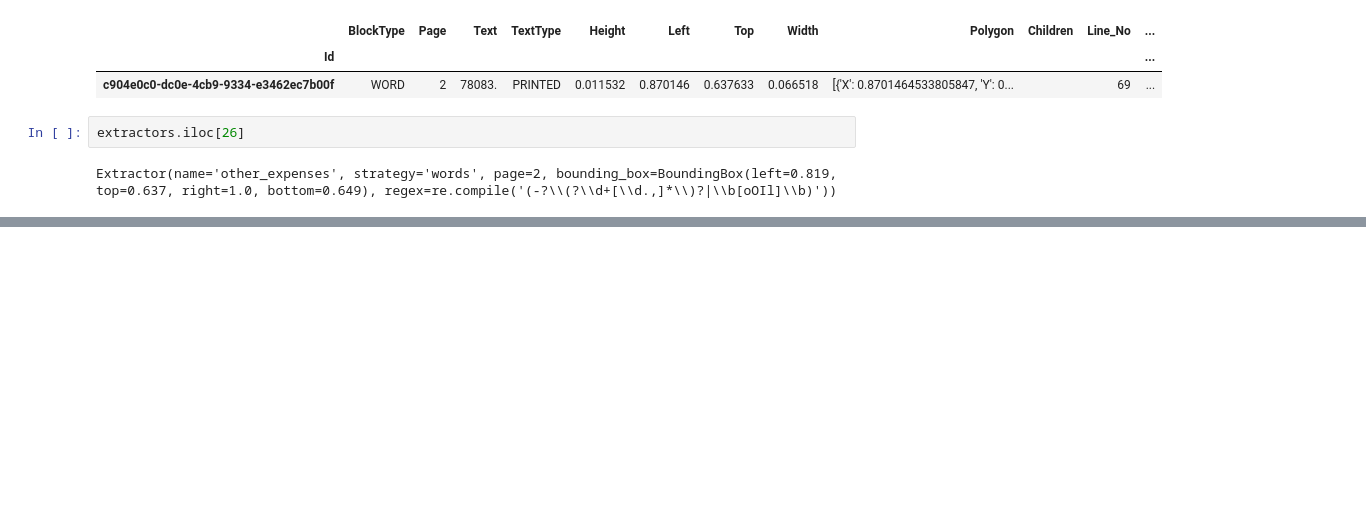
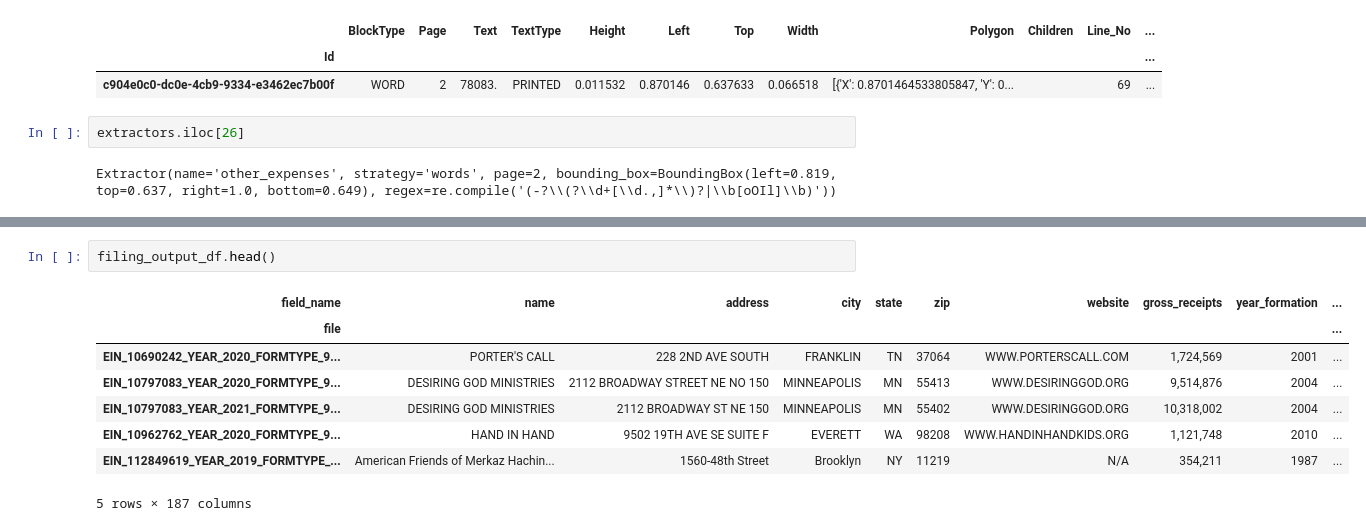
Before and after one commit to ethanscorey/parse_990_textract, a Jupyter notebook: debug_notebook.ipynb, the cells around one changed output, grey strips where cells are left out. Cells and saved outputs as stored; diff of their text form; blank space fills up the shorter version.

```diff
--- a/debug_notebook.ipynb
+++ b/debug_notebook.ipynb
@@ -385,0 +475,11 @@ page_20_words.loc[page_20_words["Text"] == "ISRAEL"]
+# %%
+filing_output_df.head()
+# %% [output]
+| field_name | name | address | city | state | zip | website | gross_receipts | year_formation | ... |
+| file |  |  |  |  |  |  |  |  | ... |
+| EIN_10690242_YEAR_2020_FORMTYPE_9... | PORTER'S CALL | 228 2ND AVE SOUTH | FRANKLIN | TN | 37064 | WWW.PORTERSCALL.COM | 1,724,569 | 2001 | ... |
+| EIN_10797083_YEAR_2020_FORMTYPE_9... | DESIRING GOD MINISTRIES | 2112 BROADWAY STREET NE NO 150 | MINNEAPOLIS | MN | 55413 | WWW.DESIRINGGOD.ORG | 9,514,876 | 2004 | ... |
+| EIN_10797083_YEAR_2021_FORMTYPE_9... | DESIRING GOD MINISTRIES | 2112 BROADWAY ST NE 150 | MINNEAPOLIS | MN | 55402 | WWW.DESIRINGGOD.ORG | 10,318,002 | 2004 | ... |
+| EIN_10962762_YEAR_2020_FORMTYPE_9... | HAND IN HAND | 9502 19TH AVE SE SUITE F | EVERETT | WA | 98208 | WWW.HANDINHANDKIDS.ORG | 1,121,748 | 2010 | ... |
+| EIN_112849619_YEAR_2019_FORMTYPE_... | American Friends of Merkaz Hachin... | 1560-48th Street | Brooklyn | NY | 11219 | N/A | 354,211 | 1987 | ... |
+5 rows × 187 columns
```
Also changed, not shown: parts of 54 cells of this notebook, 4 other files.
